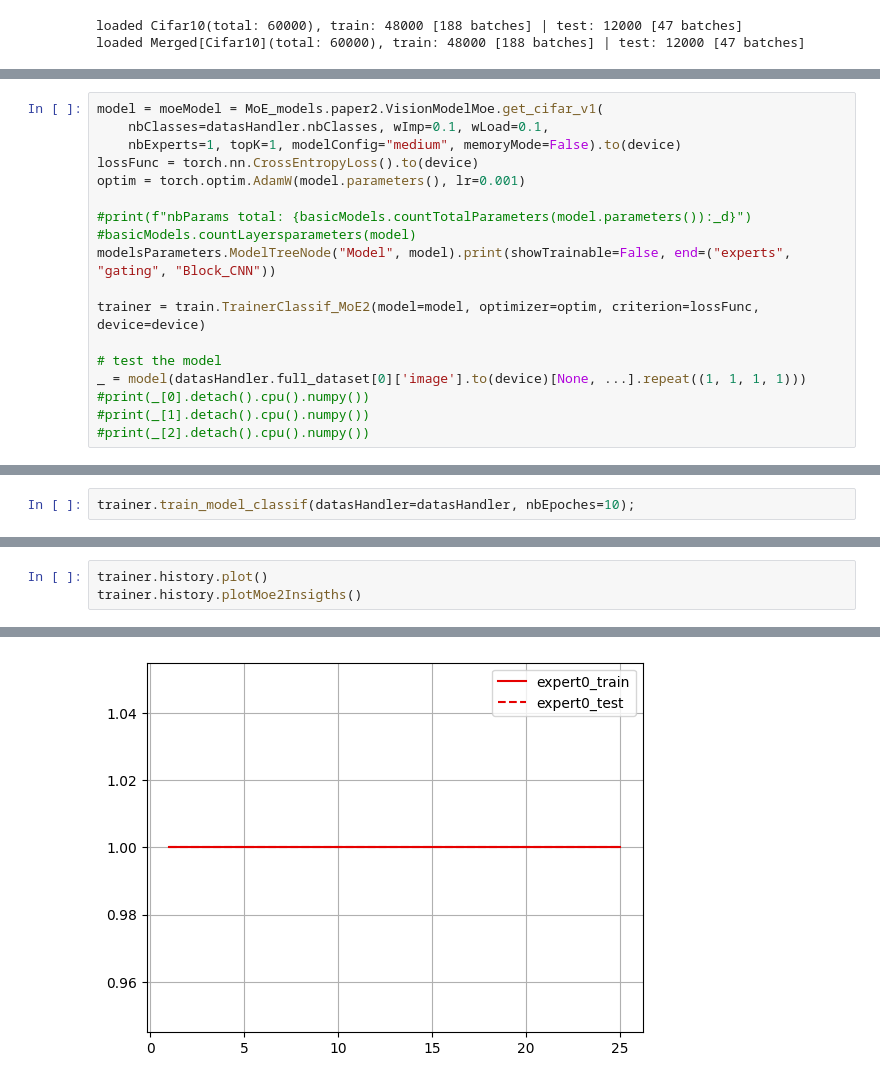
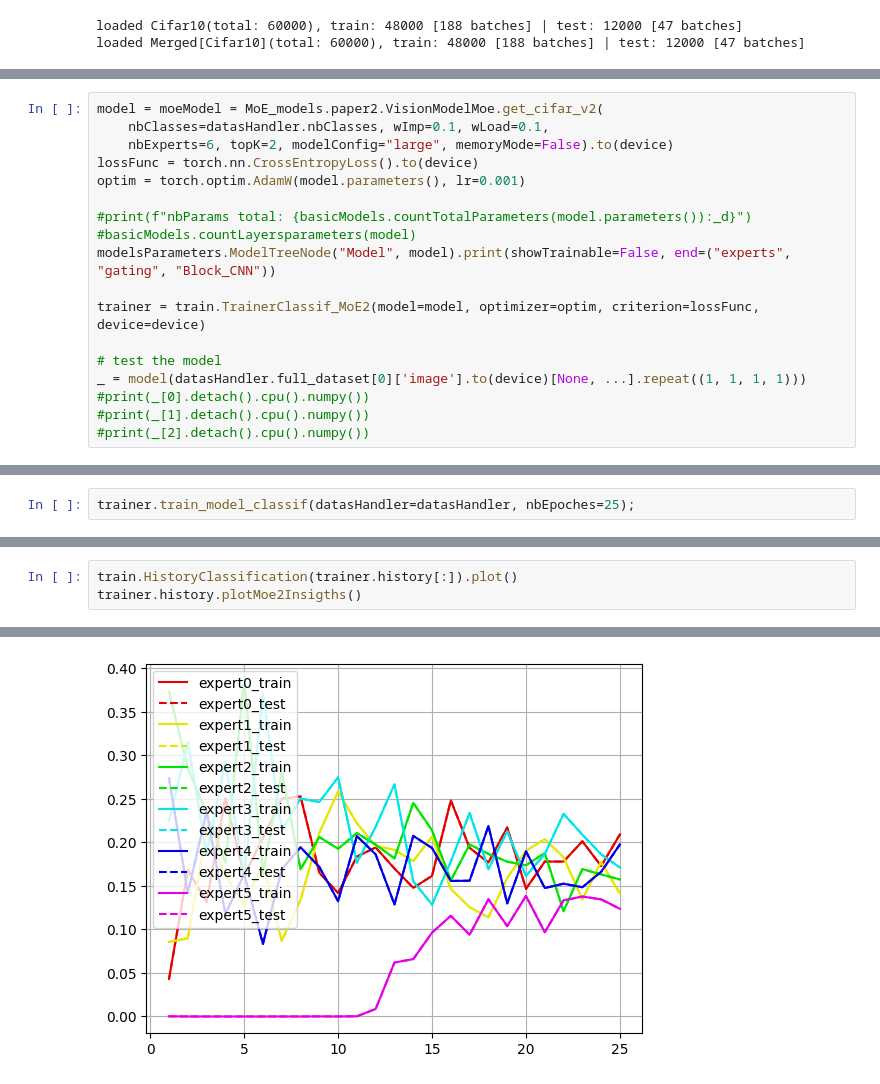
Before and after one commit to vuvu700/MOE_project, a Jupyter notebook: src/experiment_moe2.ipynb, the cells around one changed output, grey strips where cells are left out. Cells and saved outputs as stored; diff of their text form.

```diff
--- a/src/experiment_moe2.ipynb
+++ b/src/experiment_moe2.ipynb
@@ -80,7 +99,7 @@ cell(); del cell
 # %%
-model = moeModel = MoE_models.paper2.VisionModelMoe.get_cifar_v1(
+model = moeModel = MoE_models.paper2.VisionModelMoe.get_cifar_v2(
     nbClasses=datasHandler.nbClasses, wImp=0.1, wLoad=0.1,
-    nbExperts=1, topK=1, modelConfig="medium", memoryMode=False).to(device)
+    nbExperts=6, topK=2, modelConfig="large", memoryMode=False).to(device)
 lossFunc = torch.nn.CrossEntropyLoss().to(device)
 optim = torch.optim.AdamW(model.parameters(), lr=0.001)
 
@@ -113,3 +132,3 @@ _ = model(datasHandler.full_dataset[0]['image'].to(device)[None, ...].repeat((1,
 # %%
-trainer.train_model_classif(datasHandler=datasHandler, nbEpoches=10);
+trainer.train_model_classif(datasHandler=datasHandler, nbEpoches=25);
 # %% [output]
@@ -218,4 +257,4 @@ IndexError: list index out of range
 # %%
-trainer.history.plot()
+train.HistoryClassification(trainer.history[:]).plot()
 trainer.history.plotMoe2Insigths()
 # %% [output]
@@ -223,4 +262,4 @@ trainer.history.plotMoe2Insigths()
-[figure, old version]
+[figure, new version]
 # %%
 def cell():
     conf = trainer.history[-1].test.confusionMatrix
```
Also changed, not shown: parts of 12 cells of this notebook, 2 other files.
